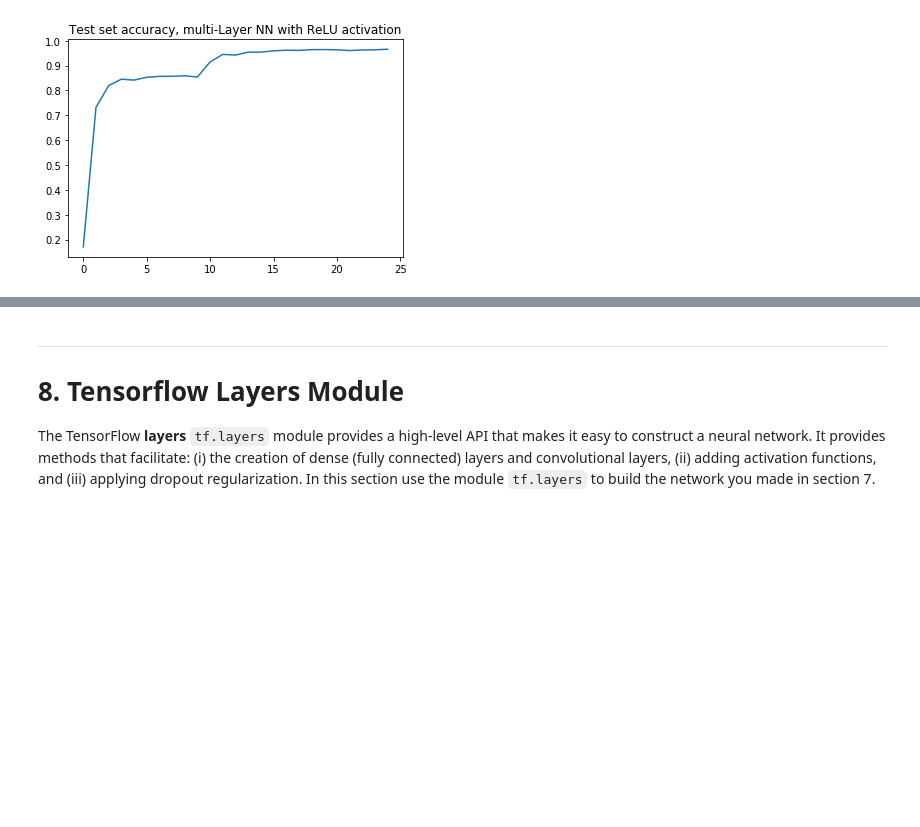
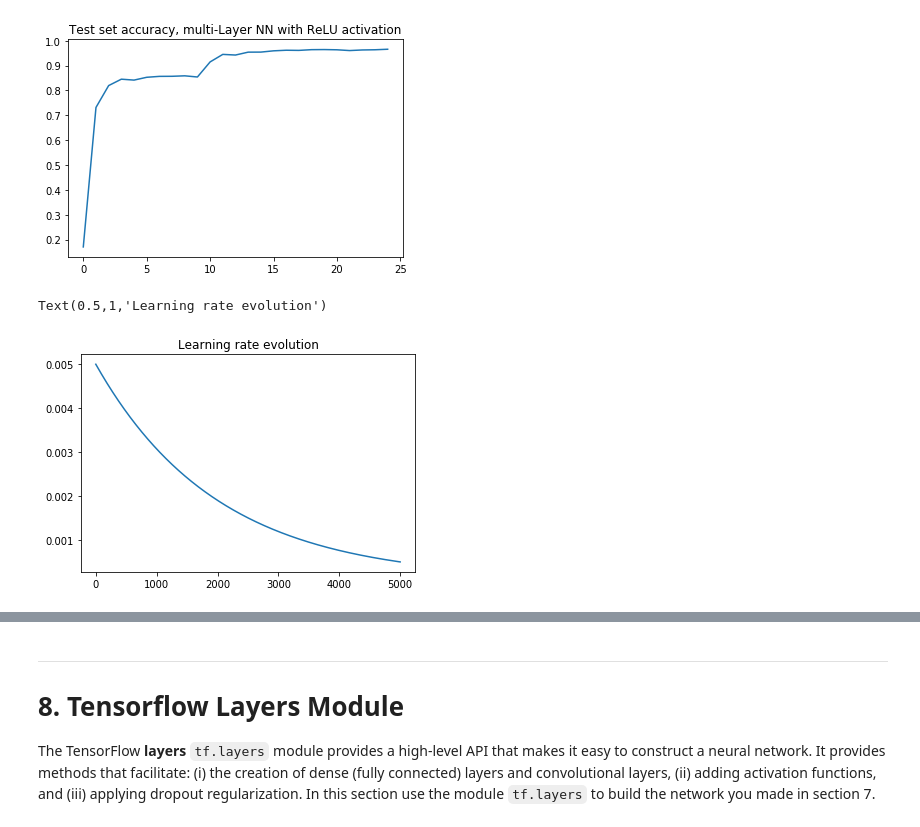
Before and after one commit to AlexandrosFerles/ID2223_Large_Scale_Machine_Learning_and_Deep_Learning, a Jupyter notebook: Lab2_ConvNets_with_Tensorflow/tensorflow_lab.ipynb, the cells around one changed output, grey strips where cells are left out. Drawn from its saved outputs; the diff is of its cells as text; code cells hidden in the pictures; blank space fills up the shorter version.

```diff
--- a/Lab2_ConvNets_with_Tensorflow/tensorflow_lab.ipynb
+++ b/Lab2_ConvNets_with_Tensorflow/tensorflow_lab.ipynb
@@ -419,7 +419,7 @@ B5 = tf.get_variable("bias5", shape=[10], initializer=bias_initializer)
 ########################################
 # build the model
 ########################################
-XX = XX = XX = tf.reshape(X, [-1, 784], name="input_flattened")
+XX = tf.reshape(X, [-1, 784], name="input_flattened")
 
 Y1_hat = tf.nn.relu(tf.add(tf.matmul(XX, W1), B1), name="out1")
 Y2_hat = tf.nn.relu(tf.add(tf.matmul(Y1_hat, W2), B2), name="out2")
@@ -528,6 +528,12 @@ plt.title("Test set accuracy, multi-Layer NN with ReLU activation")
 # %% [output]
 Text(0.5,1,'Test set accuracy, multi-Layer NN with ReLU activation')
 [figure]
+# %%
+plt.plot(learning_rates)
+plt.title("Learning rate evolution")
+# %% [output]
+Text(0.5,1,'Learning rate evolution')
+[figure, added]
 # %% [markdown]
 ---
 # 4. Overfitting and Dropout
```
Also changed, not shown: parts of 7 cells of this notebook, 1 other file.
